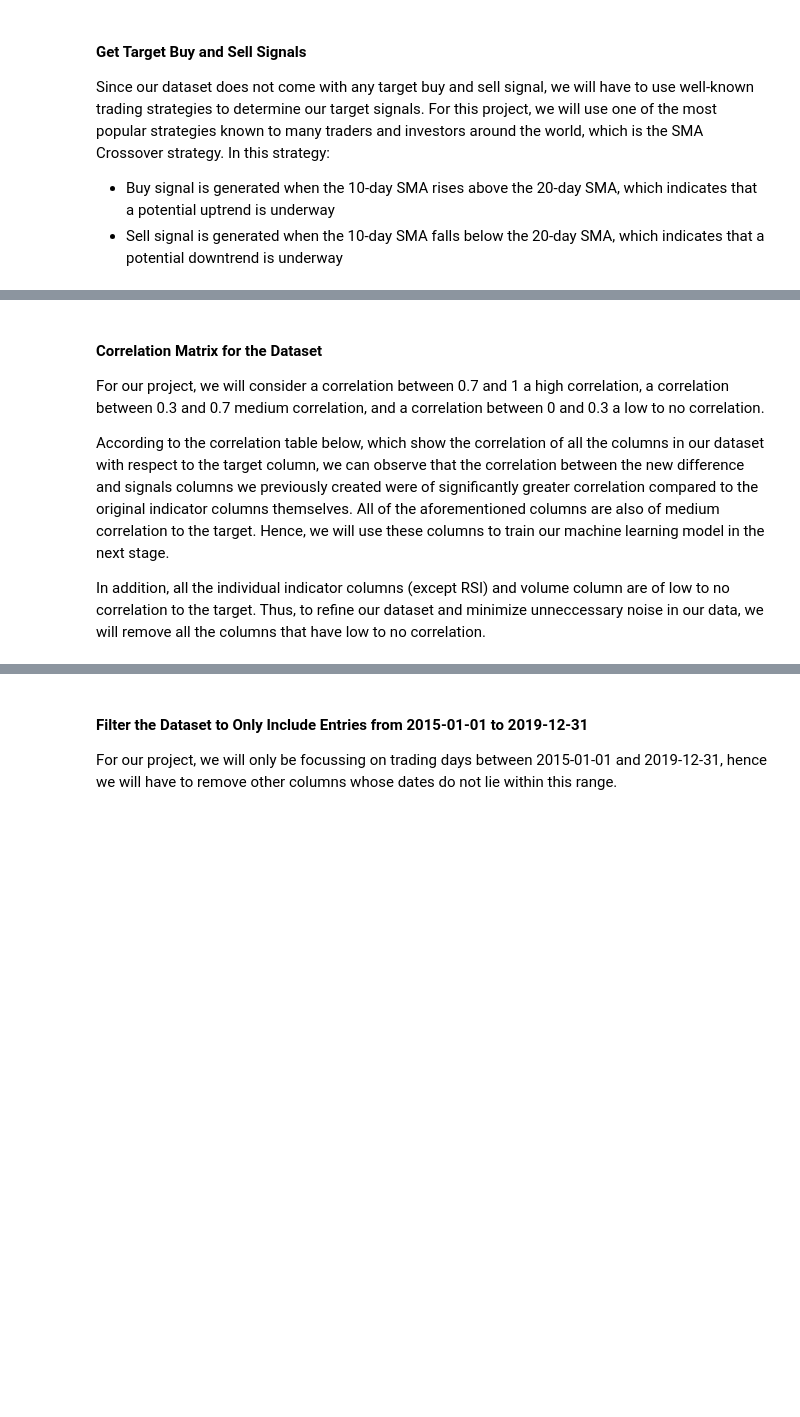
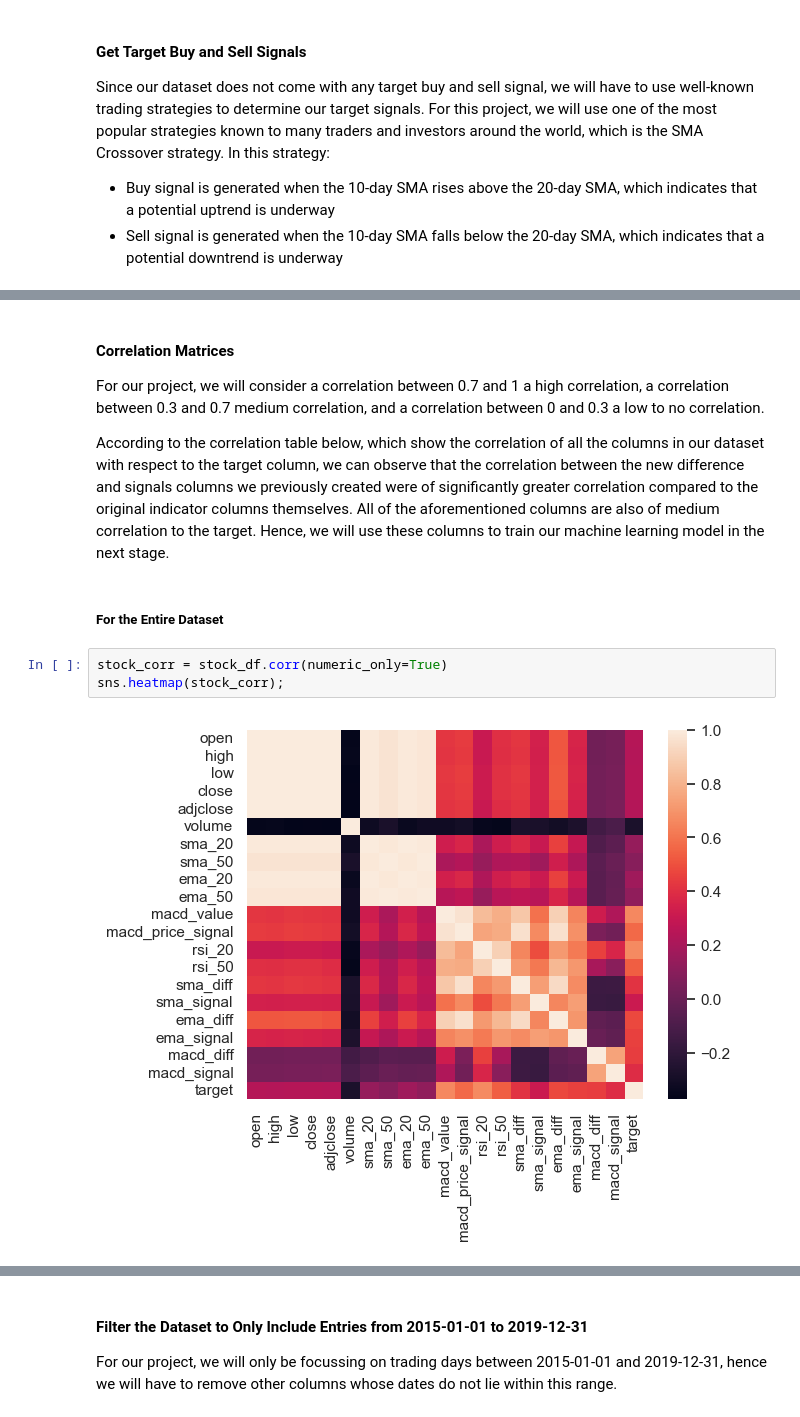
Before and after one commit to CodeLutetium/SC1015-Stock-Predictor, a Jupyter notebook: Technical Indicator Models/tech_indicators.ipynb, the cells around one changed output, grey strips where cells are left out. Cells and saved outputs as stored; diff of their text form; blank space fills up the shorter version.

```diff
--- a/Technical Indicator Models/tech_indicators.ipynb
+++ b/Technical Indicator Models/tech_indicators.ipynb
@@ -368,8 +369,13 @@ stock_df
 1328 rows × 22 columns
 # %% [markdown]
-#### Correlation Matrix for the Dataset
+#### Correlation Matrices
 For our project, we will consider a correlation between 0.7 and 1 a high correlation, a correlation between 0.3 and 0.7 medium correlation, and a correlation between 0 and 0.3 a low to no correlation.
 
 According to the correlation table below, which show the correlation of all the columns in our dataset with respect to the target column, we can observe that the correlation between the new difference and signals columns we previously created were of significantly greater correlation compared to the original indicator columns themselves. All of the aforementioned columns are also of medium correlation to the target. Hence, we will use these columns to train our machine learning model in the next stage.
-
-In addition, all the individual indicator columns (except RSI) and volume column are of low to no correlation to the target. Thus, to refine our dataset and minimize unneccessary noise in our data, we will remove all the columns that have low to no correlation.
+# %% [markdown]
+##### For the Entire Dataset
+# %%
+stock_corr = stock_df.corr(numeric_only=True)
+sns.heatmap(stock_corr);
+# %% [output]
+[figure, added]
```
Also changed, not shown: parts of 14 cells of this notebook, 2 other files.
